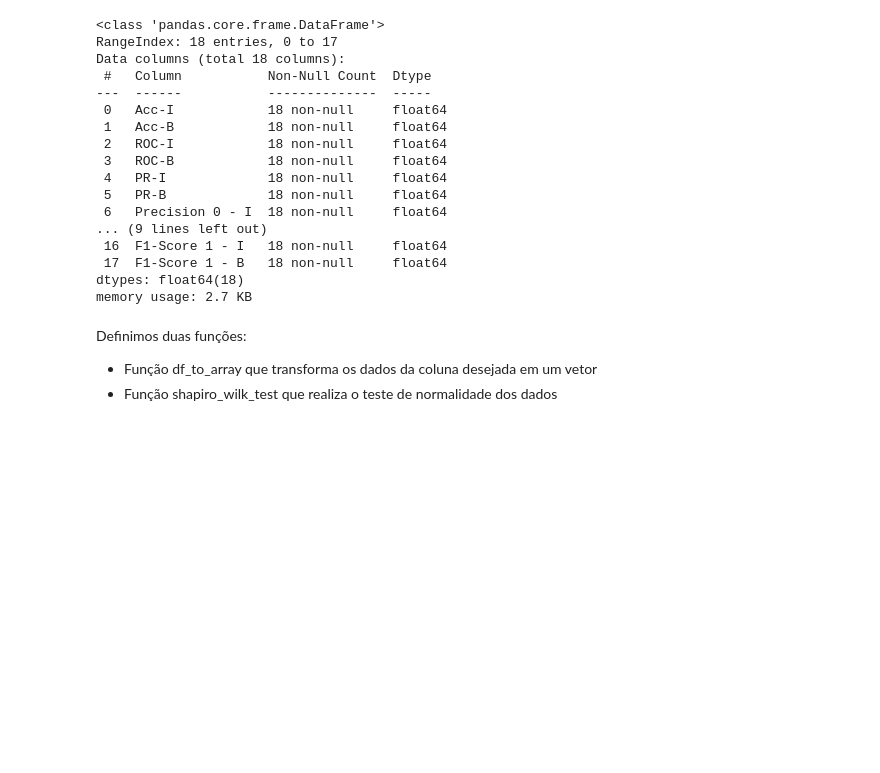
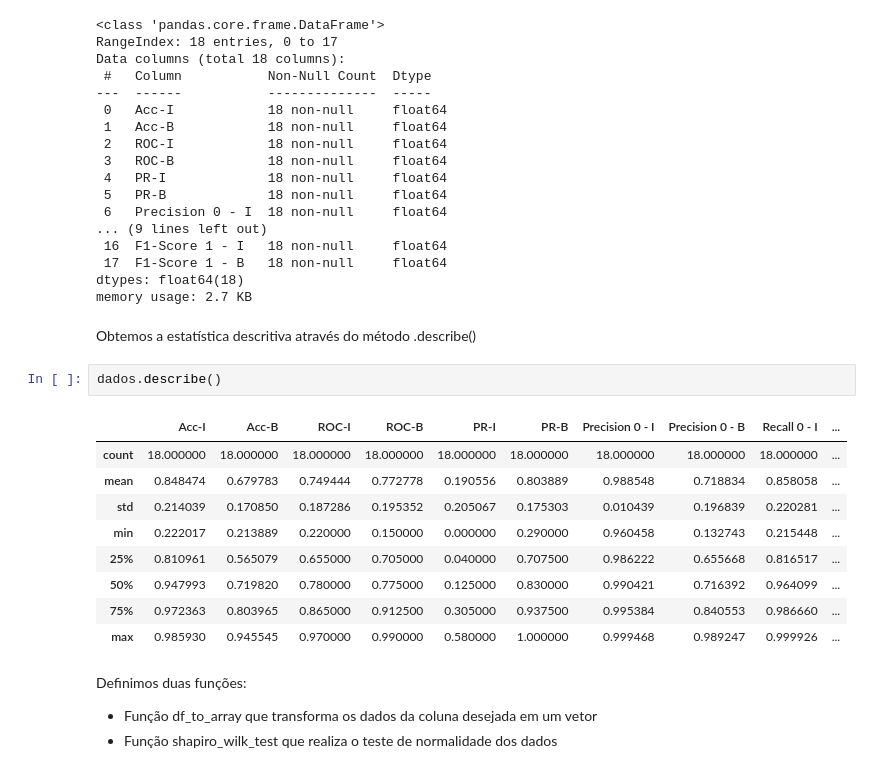
Before and after one commit to HannaCarla/Statistics-Tests, a Jupyter notebook: stats_test_shapiro_wilcoxon.ipynb, the cells around one changed output. Cells and saved outputs as stored; diff of their text form; blank space fills up the shorter version.

```diff
--- a/stats_test_shapiro_wilcoxon.ipynb
+++ b/stats_test_shapiro_wilcoxon.ipynb
@@ -54,6 +56,20 @@ Data columns (total 18 columns):
  17  F1-Score 1 - B   18 non-null     float64
 dtypes: float64(18)
 memory usage: 2.7 KB
+# %% [markdown]
+Obtemos a estatística descritiva através do método .describe()
+# %%
+dados.describe()
+# %% [output]
+|  | Acc-I | Acc-B | ROC-I | ROC-B | PR-I | PR-B | Precision 0 - I | Precision 0 - B | Recall 0 - I | ... |
+| count | 18.000000 | 18.000000 | 18.000000 | 18.000000 | 18.000000 | 18.000000 | 18.000000 | 18.000000 | 18.000000 | ... |
+| mean | 0.848474 | 0.679783 | 0.749444 | 0.772778 | 0.190556 | 0.803889 | 0.988548 | 0.718834 | 0.858058 | ... |
+| std | 0.214039 | 0.170850 | 0.187286 | 0.195352 | 0.205067 | 0.175303 | 0.010439 | 0.196839 | 0.220281 | ... |
+| min | 0.222017 | 0.213889 | 0.220000 | 0.150000 | 0.000000 | 0.290000 | 0.960458 | 0.132743 | 0.215448 | ... |
+| 25% | 0.810961 | 0.565079 | 0.655000 | 0.705000 | 0.040000 | 0.707500 | 0.986222 | 0.655668 | 0.816517 | ... |
+| 50% | 0.947993 | 0.719820 | 0.780000 | 0.775000 | 0.125000 | 0.830000 | 0.990421 | 0.716392 | 0.964099 | ... |
+| 75% | 0.972363 | 0.803965 | 0.865000 | 0.912500 | 0.305000 | 0.937500 | 0.995384 | 0.840553 | 0.986660 | ... |
+| max | 0.985930 | 0.945545 | 0.970000 | 0.990000 | 0.580000 | 1.000000 | 0.999468 | 0.989247 | 0.999926 | ... |
 # %% [markdown]
 Definimos duas funções:
 - Função df_to_array que transforma os dados da coluna desejada em um vetor
```
Also changed, not shown: parts of 10 cells of this notebook.
